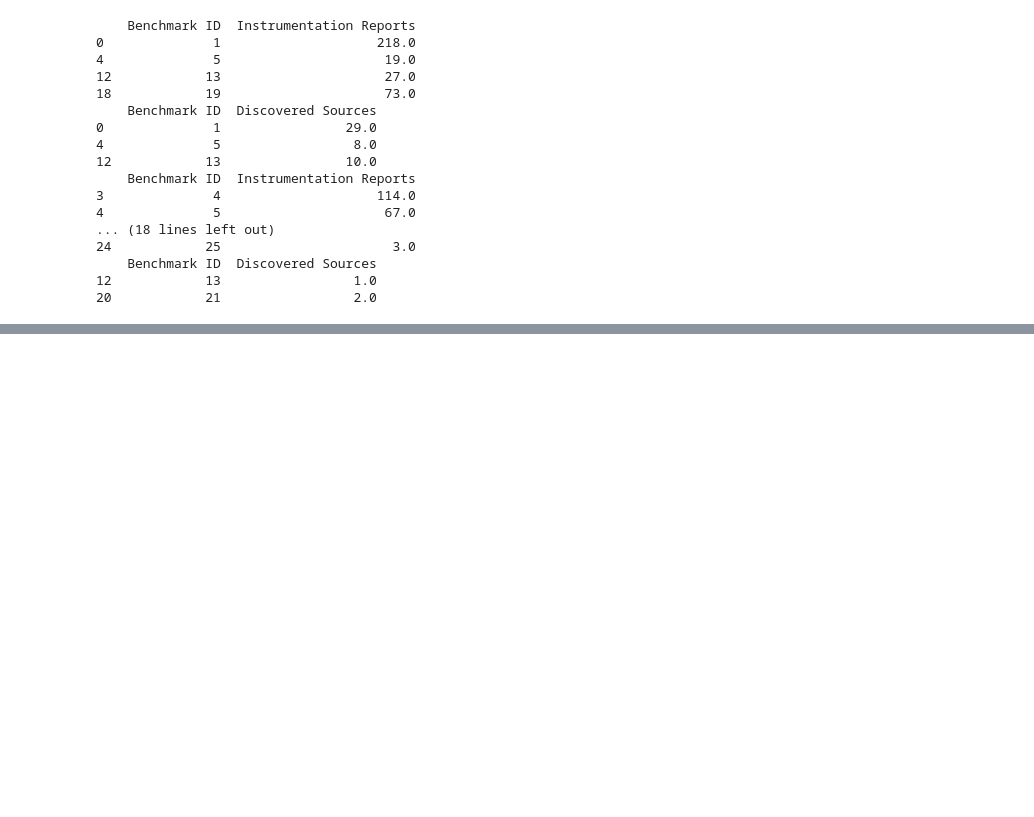
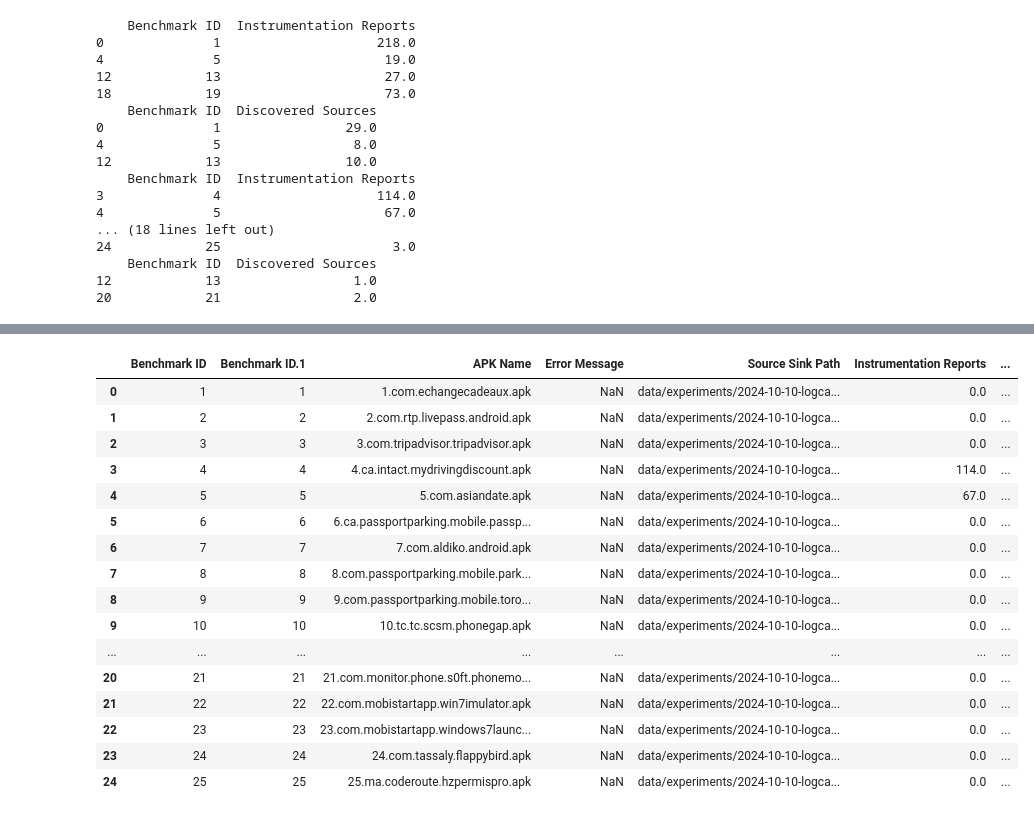
Before and after one commit to CalixBarrus/ConDySta, a Jupyter notebook: experiment/explore.ipynb, the cells around one changed output, grey strips where cells are left out. Cells and saved outputs as stored; diff of their text form; code cells hidden in the pictures; blank space fills up the shorter version.

```diff
--- a/experiment/explore.ipynb
+++ b/experiment/explore.ipynb
@@ -59,0 +80,20 @@ for path in [manual_full_gpbench_run1, monkey_full_gpbench_run1, monkey_full_gpb
+# %%
+pd.read_csv(os.path.join(project_root, monkey_full_gpbench_run1))
+# %% [output]
+|  | Benchmark ID | Benchmark ID.1 | APK Name | Error Message | Source Sink Path | Instrumentation Reports | ... |
+| 0 | 1 | 1 | 1.com.echangecadeaux.apk | NaN | data/experiments/2024-10-10-logca... | 0.0 | ... |
+| 1 | 2 | 2 | 2.com.rtp.livepass.android.apk | NaN | data/experiments/2024-10-10-logca... | 0.0 | ... |
+| 2 | 3 | 3 | 3.com.tripadvisor.tripadvisor.apk | NaN | data/experiments/2024-10-10-logca... | 0.0 | ... |
+| 3 | 4 | 4 | 4.ca.intact.mydrivingdiscount.apk | NaN | data/experiments/2024-10-10-logca... | 114.0 | ... |
+| 4 | 5 | 5 | 5.com.asiandate.apk | NaN | data/experiments/2024-10-10-logca... | 67.0 | ... |
+| 5 | 6 | 6 | 6.ca.passportparking.mobile.passp... | NaN | data/experiments/2024-10-10-logca... | 0.0 | ... |
+| 6 | 7 | 7 | 7.com.aldiko.android.apk | NaN | data/experiments/2024-10-10-logca... | 0.0 | ... |
+| 7 | 8 | 8 | 8.com.passportparking.mobile.park... | NaN | data/experiments/2024-10-10-logca... | 0.0 | ... |
+| 8 | 9 | 9 | 9.com.passportparking.mobile.toro... | NaN | data/experiments/2024-10-10-logca... | 0.0 | ... |
+| 9 | 10 | 10 | 10.tc.tc.scsm.phonegap.apk | NaN | data/experiments/2024-10-10-logca... | 0.0 | ... |
+| ... | ... | ... | ... | ... | ... | ... | ... |
+| 20 | 21 | 21 | 21.com.monitor.phone.s0ft.phonemo... | NaN | data/experiments/2024-10-10-logca... | 0.0 | ... |
+| 21 | 22 | 22 | 22.com.mobistartapp.win7imulator.apk | NaN | data/experiments/2024-10-10-logca... | 0.0 | ... |
+| 22 | 23 | 23 | 23.com.mobistartapp.windows7launc... | NaN | data/experiments/2024-10-10-logca... | 0.0 | ... |
+| 23 | 24 | 24 | 24.com.tassaly.flappybird.apk | NaN | data/experiments/2024-10-10-logca... | 0.0 | ... |
+| 24 | 25 | 25 | 25.ma.coderoute.hzpermispro.apk | NaN | data/experiments/2024-10-10-logca... | 0.0 | ... |
```
Also changed, not shown: parts of 1 cell of this notebook, 25 other files.
